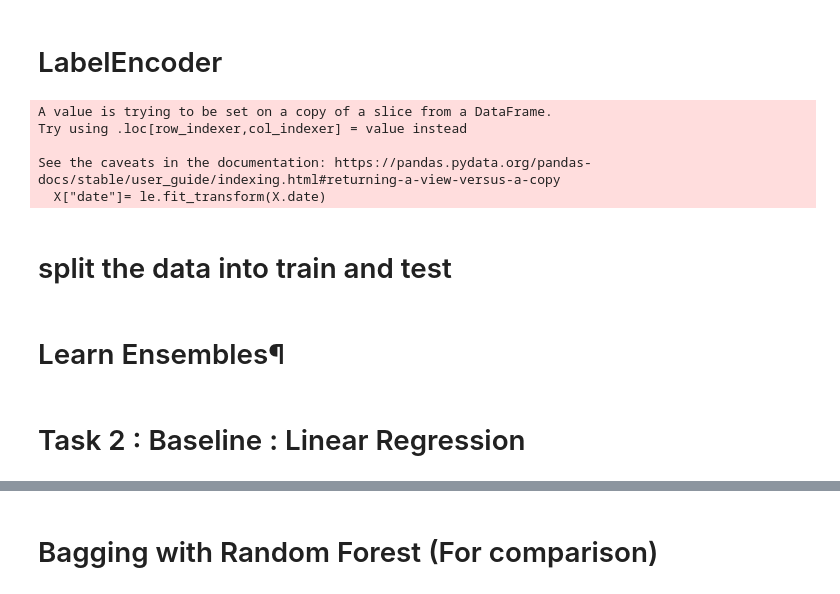
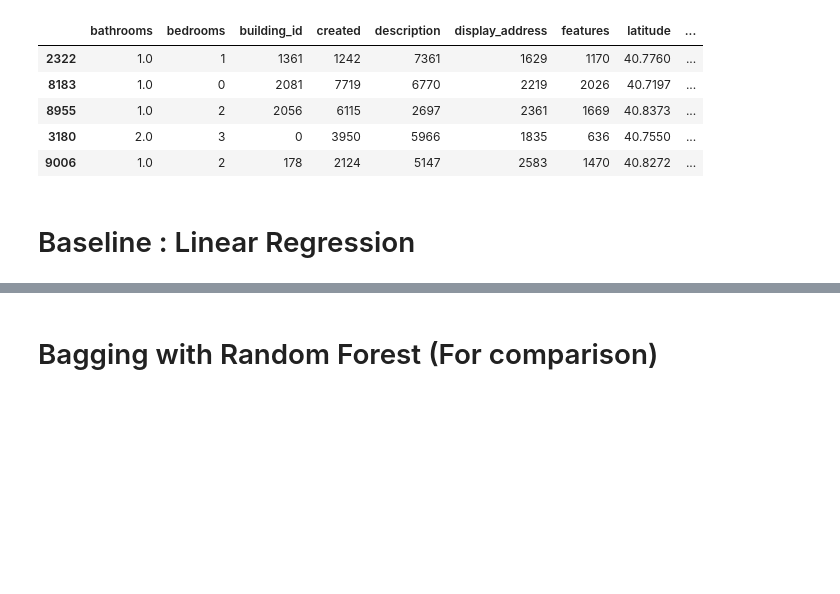
Before and after one commit to Aishwaryasonawane07/NIIT_Projects, a Jupyter notebook: DSL2/Course 9/Sprint 7/DS2_C9_S7_Challenge.ipynb, the cells around one changed output, grey strips where cells are left out. Drawn from its saved outputs; the diff is of its cells as text; code cells hidden in the pictures; blank space fills up the shorter version.

```diff
--- a/DSL2/Course 9/Sprint 7/DS2_C9_S7_Challenge.ipynb
+++ b/DSL2/Course 9/Sprint 7/DS2_C9_S7_Challenge.ipynb
@@ -87,15 +126 @@ sqft_lot15       int64
 dtype: object
-# %% [markdown]
-# LabelEncoder
-# %%
-from sklearn.preprocessing import LabelEncoder
-le = LabelEncoder()
-X["date"]= le.fit_transform(X.date)
-# %% [output]
-A value is trying to be set on a copy of a slice from a DataFrame.
-Try using .loc[row_indexer,col_indexer] = value instead
-
-See the caveats in the documentation: https://pandas.pydata.org/pandas-docs/stable/user_guide/indexing.html#returning-a-view-versus-a-copy
-  X["date"]= le.fit_transform(X.date)
-# %% [markdown]
-# split the data into train and test
@@ -106,5 +127,12 @@ y = df.price
-# %% [markdown]
-# Learn Ensembles¶
+# %%
+df.sample(5)
+# %% [output]
+|  | bathrooms | bedrooms | building_id | created | description | display_address | features | latitude | ... |
+| 2322 | 1.0 | 1 | 1361 | 1242 | 7361 | 1629 | 1170 | 40.7760 | ... |
+| 8183 | 1.0 | 0 | 2081 | 7719 | 6770 | 2219 | 2026 | 40.7197 | ... |
+| 8955 | 1.0 | 2 | 2056 | 6115 | 2697 | 2361 | 1669 | 40.8373 | ... |
+| 3180 | 2.0 | 3 | 0 | 3950 | 5966 | 1835 | 636 | 40.7550 | ... |
+| 9006 | 1.0 | 2 | 178 | 2124 | 5147 | 2583 | 1470 | 40.8272 | ... |
 # %%
 # define lists to gather results for plotting later
 results, names = list(), list()
@@ -111,5 +146,5 @@ results, names = list(), list()
 # %% [markdown]
-# Task 2 :  Baseline : Linear Regression
+# Baseline : Linear Regression
 # %%
 from sklearn.linear_model import LinearRegression
 from sklearn.model_selection import RepeatedStratifiedKFold
```
Also changed, not shown: parts of 22 cells of this notebook.
